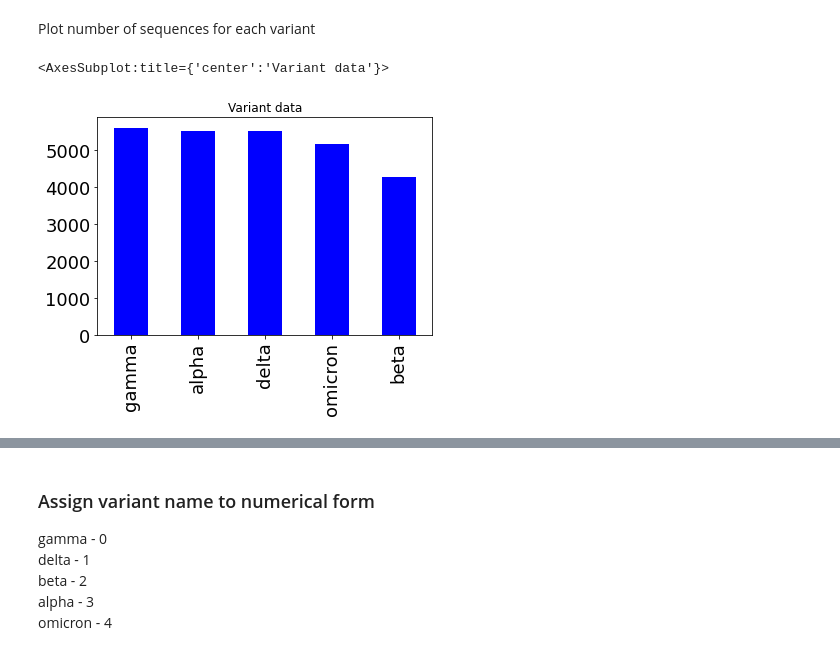
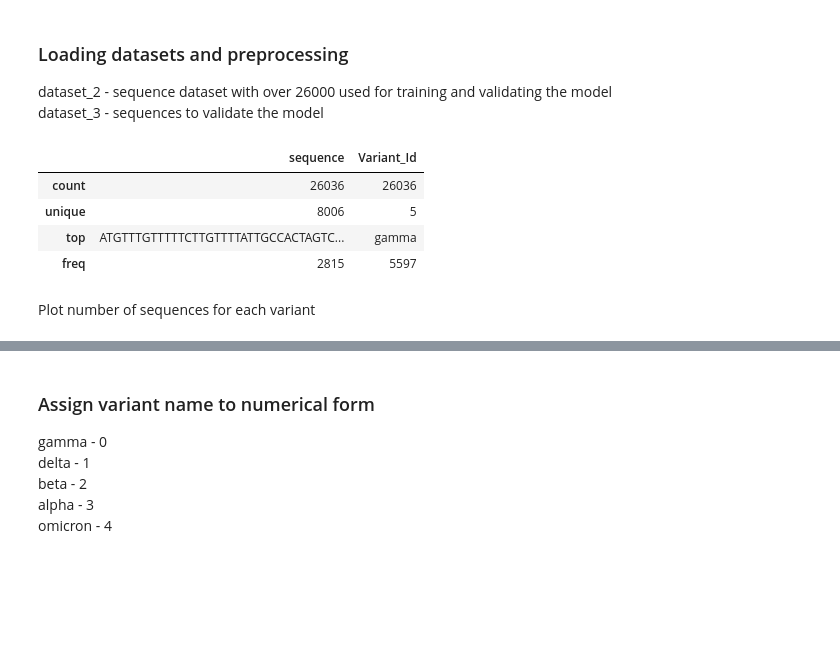
Before and after one commit to omicscodeathon/ml_sarscov2, a Jupyter notebook: notebook/notebook.ipynb, the cells around one changed output, grey strips where cells are left out. Cells and saved outputs as stored; diff of their text form; code cells hidden in the pictures; blank space fills up the shorter version.

```diff
--- a/notebook/notebook.ipynb
+++ b/notebook/notebook.ipynb
@@ -32 +26,6 @@ dataset_2 - sequence dataset with over 26000 used for training and validating th
+# %% [markdown]
+### Loading datasets and preprocessing
+
+dataset_2 - sequence dataset with over 26000 used for training and validating the model <br>
+dataset_3 - sequences to validate the model
 # %%
@@ -37,45 +36,45 @@ dataset_2 = 'ml_sarscov2/data/sequences.aln.fas' # huge dataset with 26k sequenc
 #Ensure the fasta sequences are in one-liner and not blocks
 #The sequence file had been pre-processed to include varinat names in the sequnce headers. Check file in fasta format.
 
-inputfile = dataset_2
+#inputfile = [dataset_2,dataset_3]
 
-lines = []
-header = []
-with open (inputfile, 'r') as fasta_file:
+def preprocess(inputfile):
+    lines = []
+    header = []
+    with open (inputfile, 'r') as fasta_file:
 
-    for line in fasta_file:
-        if line.startswith(">"):
+        for line in fasta_file:
+            if line.startswith(">"):
             #extract fasta headers
-            lines.append(line.replace('\w', '').replace(">", "").replace("\n", ''))
+                lines.append(line.replace('\w', '').replace(">", "").replace("\n", ''))
 
-        next
+            next
             #extract sequence lines
-        if not line.startswith(">"):
-            header.append(line.replace("\n",''))
-
-#Create dictionary of header and sequences and create a datafram
-data = {lines[i]:header[i] for i in range(len(header))}
-data = pd.DataFrame(list(data.items()),columns = ['Seq_ID','sequence'])
+            if not line.startswith(">"):
+                header.append(line.replace("\n",''))
 
 
-data["sequence"] = data["sequence"].str.upper() #ensure the sequence is un uppercase. Important for encoding
+    #Create dictionary of header and sequences and create a dataframe
+    data = {lines[i]:header[i] for i in range(len(header))}
+    data = pd.DataFrame(list(data.items()),columns = ['Seq_ID','sequence'])
 
-data["Variant_Id"] = data["Seq_ID"].apply(lambda i: i.split('/')[0]) #extracting variant names from sequnce file
+    data["sequence"] = data["sequence"].str.upper() #ensure the sequence is un uppercase. Important for encoding
+    data["Variant_Id"] = data["Seq_ID"].apply(lambda i: i.split('/')[0]) #extracting variant names from sequnce file
+    data = data.drop("Seq_ID", axis=1)
 
-data = data.drop("Seq_ID", axis=1)
+    return data
 
-dataset_1["sequence"] = dataset_1['sequence'].str.upper()
 
-dataset_2 = data
 
-dataset = [dataset_1, dataset_2]
+dataset_2 = preprocess(dataset_2)
+dataset_3 = preprocess(dataset_3)
-# %% [markdown]
-Plot number of sequences for each variant
-# %%
-dataset_2["Variant_Id"].value_counts().plot(kind="bar",
-                                            title = "Variant data",
-                                            fontsize=18,
-                                           color = "blue")
-# %% [output]
-<AxesSubplot:title={'center':'Variant data'}>
-[figure, removed]
+# %%
+dataset_2.describe()
+# %% [output]
+|  | sequence | Variant_Id |
+| count | 26036 | 26036 |
+| unique | 8006 | 5 |
+| top | ATGTTTGTTTTTCTTGTTTTATTGCCACTAGTC... | gamma |
+| freq | 2815 | 5597 |
+# %% [markdown]
+Plot number of sequences for each variant
```
Also changed, not shown: parts of 34 cells of this notebook.
